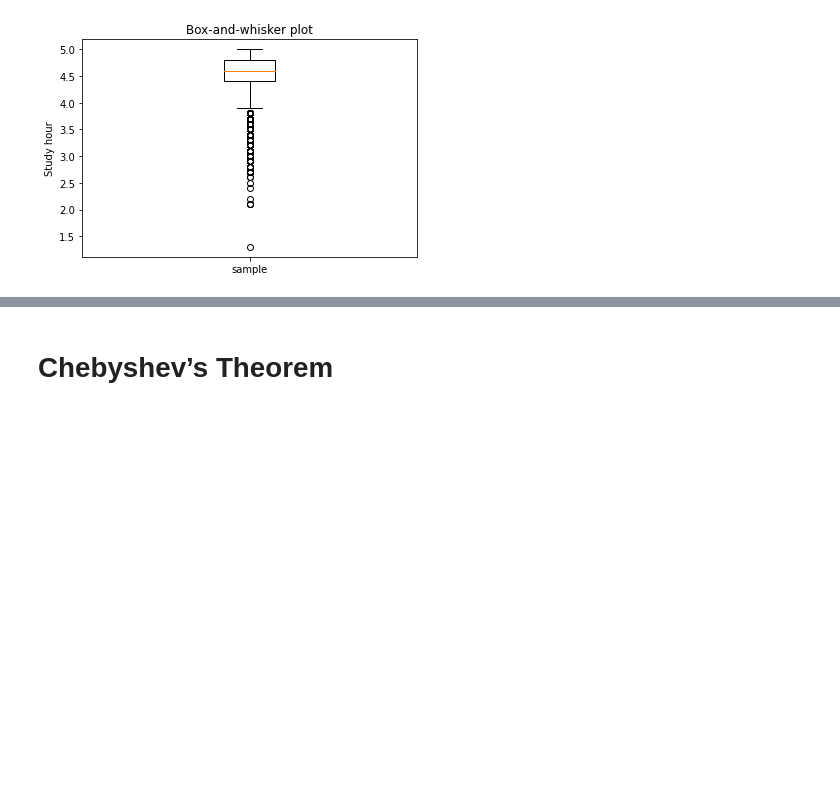
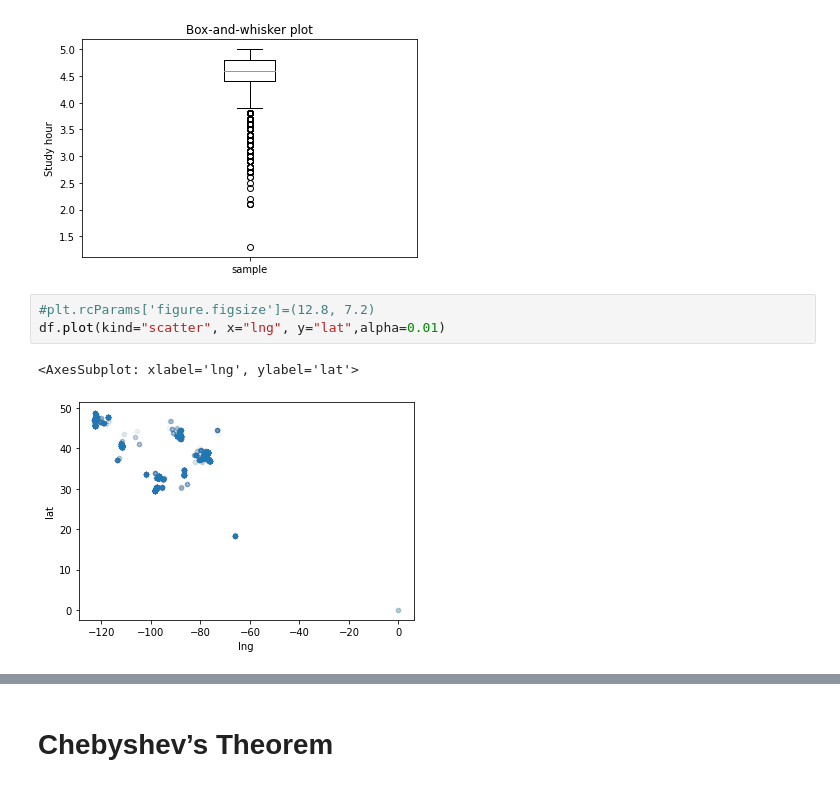
Before and after one commit to ZJHRyan/pp-workshop-try, a Jupyter notebook: useful.ipynb, the cells around one changed output, grey strips where cells are left out. Saved outputs shown, nothing was run; the diff lists cells and outputs as text; blank space fills up the shorter version.

```diff
--- a/useful.ipynb
+++ b/useful.ipynb
@@ -56,3 +91,9 @@ plt.xticks([1],["sample"])
 # %% [output]
 ([<matplotlib.axis.XTick at 0x...>], [Text(1, 0, 'sample')])
 [figure]
+# %%
+#plt.rcParams['figure.figsize']=(12.8, 7.2)
+df.plot(kind="scatter", x="lng", y="lat",alpha=0.01)
+# %% [output]
+<AxesSubplot: xlabel='lng', ylabel='lat'>
+[figure, added]
```
Also changed, not shown: parts of 22 cells of this notebook.
